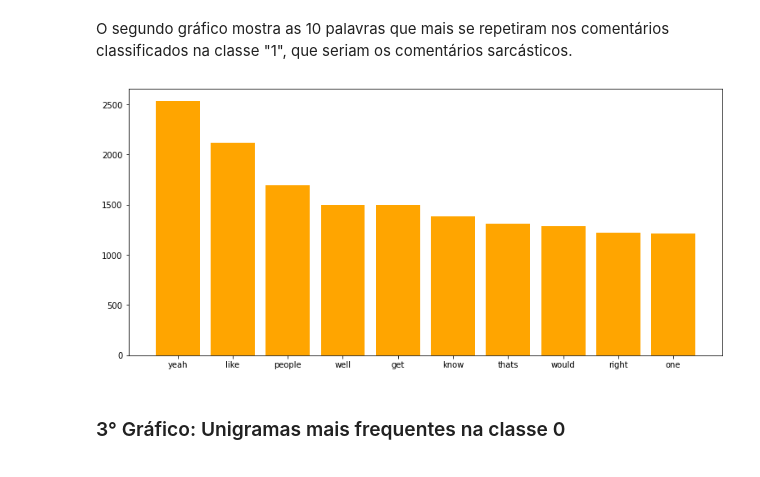
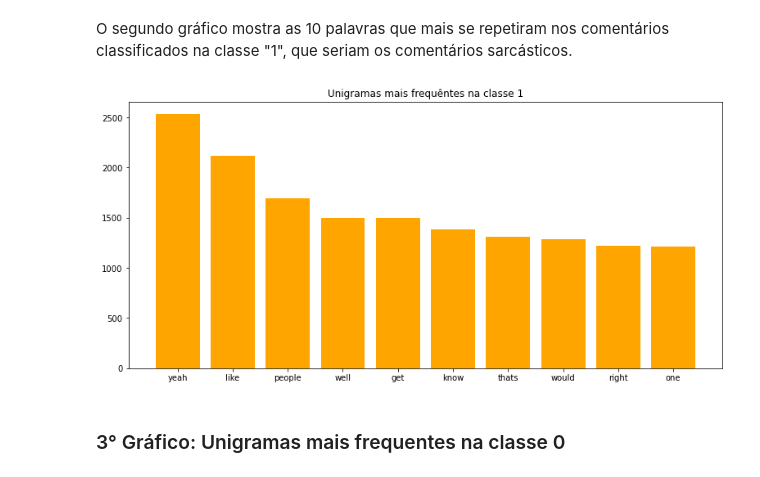
Before and after one commit to juliomaced0/Mentoria_Python_IA, a Jupyter notebook: Trabalho_Final/Trabalho Final.ipynb, the cells around one changed output. Saved outputs shown, nothing was run; the diff lists cells and outputs as text; code cells hidden in the pictures.

```diff
--- a/Trabalho_Final/Trabalho Final.ipynb
+++ b/Trabalho_Final/Trabalho Final.ipynb
@@ -203,21 +203,22 @@ O segundo gráfico mostra as 10 palavras que mais se repetiram nos comentários
 # %%
 # Gráfico das palavras que aparecem com mais frequência na classe 1
 from nltk import word_tokenize
 from nltk import FreqDist
 from matplotlib.pyplot import figure
 q = df[um]
 q = q.comment.explode().to_frame().reset_index(drop=True)
 P=' '.join([str(w) for w in q['comment']])
 P = preprocess(P)
 P = FreqDist(word_tokenize(P))
 
 figure(figsize=(13, 6))
 x, y = zip(*P.most_common(n=10))
 plt.bar(range(len(x)), y, color='orange')
+plt.title('Unigramas mais frequêntes na classe 1')
 plt.xticks(range(len(x)), x)
 plt.show()
 # %% [output]
-[figure, old version]
+[figure, new version]
 # %% [markdown]
 ### 3° Gráfico: Unigramas mais frequentes na classe 0
 # %% [markdown]
```
Also changed, not shown: parts of 21 cells of this notebook.
